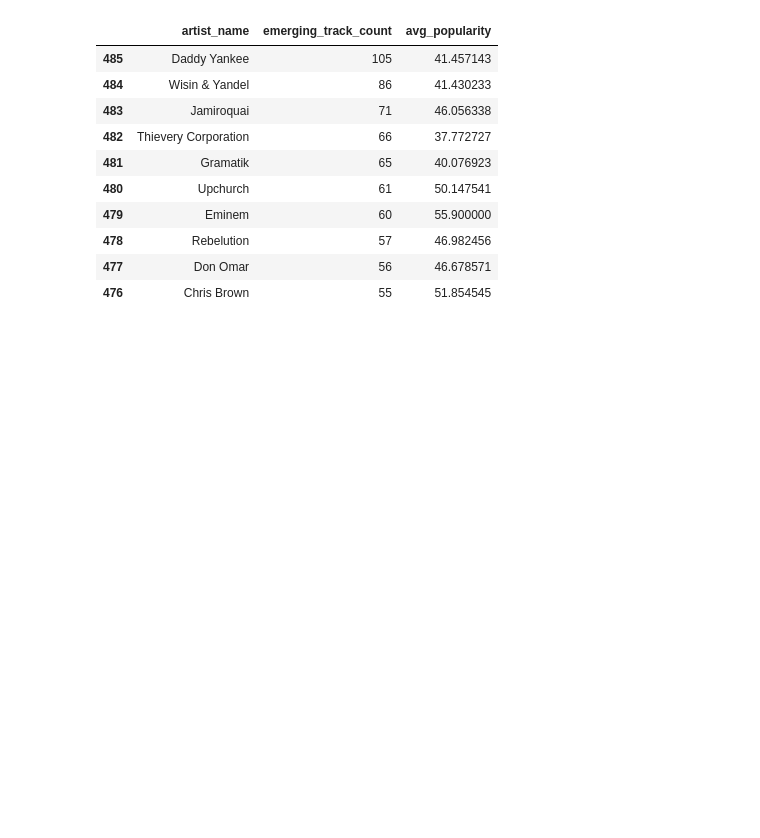
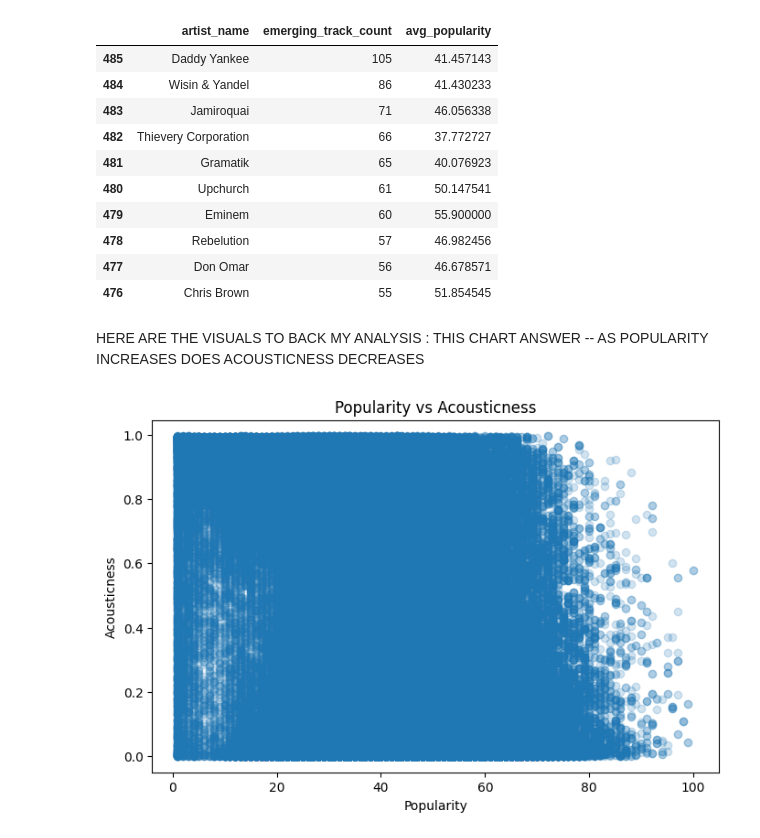
Before and after one commit to rahulT-17/data-analytics-journey, a Jupyter notebook: projects/spotify-trend-intelligence/notebooks/01_exploration.ipynb, the cells around one changed output. Drawn from its saved outputs; the diff is of its cells as text; code cells hidden in the pictures; blank space fills up the shorter version.

Commit message:
UPDATE - Integrating Visual represention of the data

```diff
--- a/projects/spotify-trend-intelligence/notebooks/01_exploration.ipynb
+++ b/projects/spotify-trend-intelligence/notebooks/01_exploration.ipynb
@@ -246,3 +319,23 @@ true_emerging_artist.sort_values(by="emerging_track_count",ascending=False).head
 | 478 | Rebelution | 57 | 46.982456 |
 | 477 | Don Omar | 56 | 46.678571 |
 | 476 | Chris Brown | 55 | 51.854545 |
+# %% [markdown]
+HERE ARE THE VISUALS TO BACK MY ANALYSIS : THIS CHART ANSWER -- AS POPULARITY INCREASES DOES ACOUSTICNESS DECREASES
+# %%
+import matplotlib.pyplot as plt
+
+plt.figure(figsize=(8,5))
+
+plt.scatter(
+    active_df["popularity"],
+    active_df["acousticness"],
+    alpha=0.2
+)
+
+plt.xlabel("Popularity")
+plt.ylabel("Acousticness")
+plt.title("Popularity vs Acousticness")
+
+plt.show()
+# %% [output]
+[figure, added]
```
Also changed, not shown: parts of 12 cells of this notebook, 1 other file.
